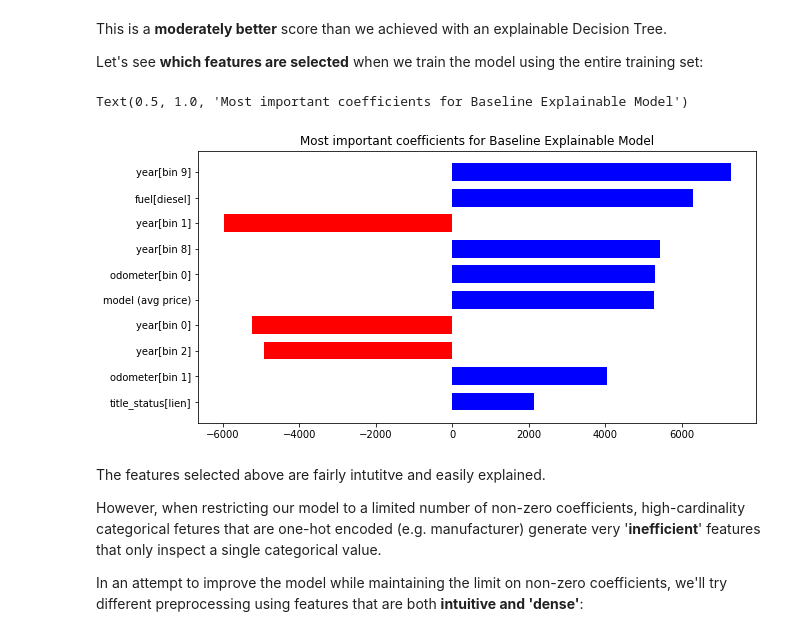
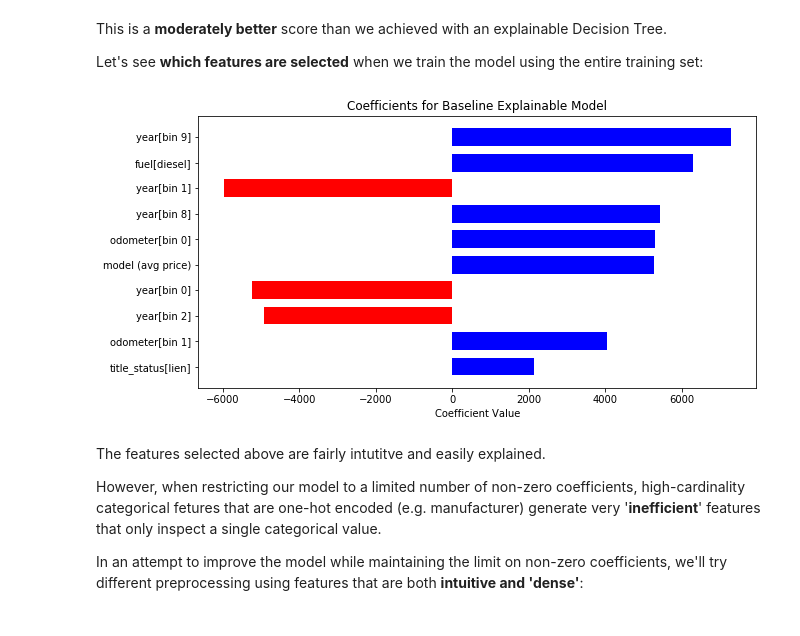
Before and after one commit to AppliedML2020/assignment-3-tomas-larrain, a Jupyter notebook: hw-3.ipynb, the cells around one changed output. Cells and saved outputs as stored; diff of their text form; code cells hidden in the pictures.

```diff
--- a/hw-3.ipynb
+++ b/hw-3.ipynb
@@ -1627,21 +1628,25 @@ select_lassocv = SelectFromModel(LassoCV(random_state=25), max_features=10)
 lasso_ridge_pipe = make_pipeline(BEST_PREPROCESSOR, select_lassocv, RidgeCV())
 lasso_ridge_pipe.fit(X_train, y_train);
 # %%
+# Get the features and corresponding coefficients that were selected
 selected_feature_mask = lasso_ridge_pipe.named_steps['selectfrommodel'].get_support()
 selected_features = np.array(feature_names(BEST_PREPROCESSOR))[selected_feature_mask]
 selected_feat_coefs = lasso_ridge_pipe.named_steps['ridgecv'].coef_
 
-sorted_selected_feat_coefs = np.argsort(np.abs(selected_feat_coefs))
-relevant_coefs_names = selected_features[sorted_selected_feat_coefs]
-relevant_coefs_values = selected_feat_coefs[sorted_selected_feat_coefs]
+# Sort by coefficient magnitude (absolute value)
+sorted_feat_indices = np.argsort(np.abs(selected_feat_coefs))
+sorted_features = selected_features[sorted_feat_indices]
+sorted_coefs = selected_feat_coefs[sorted_feat_indices]
+
+# Plot the results
 fig, ax = plt.subplots(figsize=(10, 5))
-ax.barh(relevant_coefs_names, relevant_coefs_values, height=0.7, align='center',
-          color=np.where(relevant_coefs_values > 0,'b','r').T)
-ax.set_yticklabels(relevant_coefs_names)
-ax.set_title('Most important coefficients for Baseline Explainable Model')
+ax.barh(sorted_features, sorted_coefs, height=0.7, align='center',
+          color=np.where(sorted_coefs > 0,'b','r').T)
+ax.set_xlabel('Coefficient Value')
+ax.set_yticklabels(sorted_features)
+ax.set_title('Coefficients for Baseline Explainable Model');
 # %% [output]
-Text(0.5, 1.0, 'Most important coefficients for Baseline Explainable Model')
-[figure, old version]
+[figure, new version]
 # %% [markdown]
 The features selected above are fairly intutitve and easily explained.
 
```
Also changed, not shown: parts of 9 cells of this notebook.
